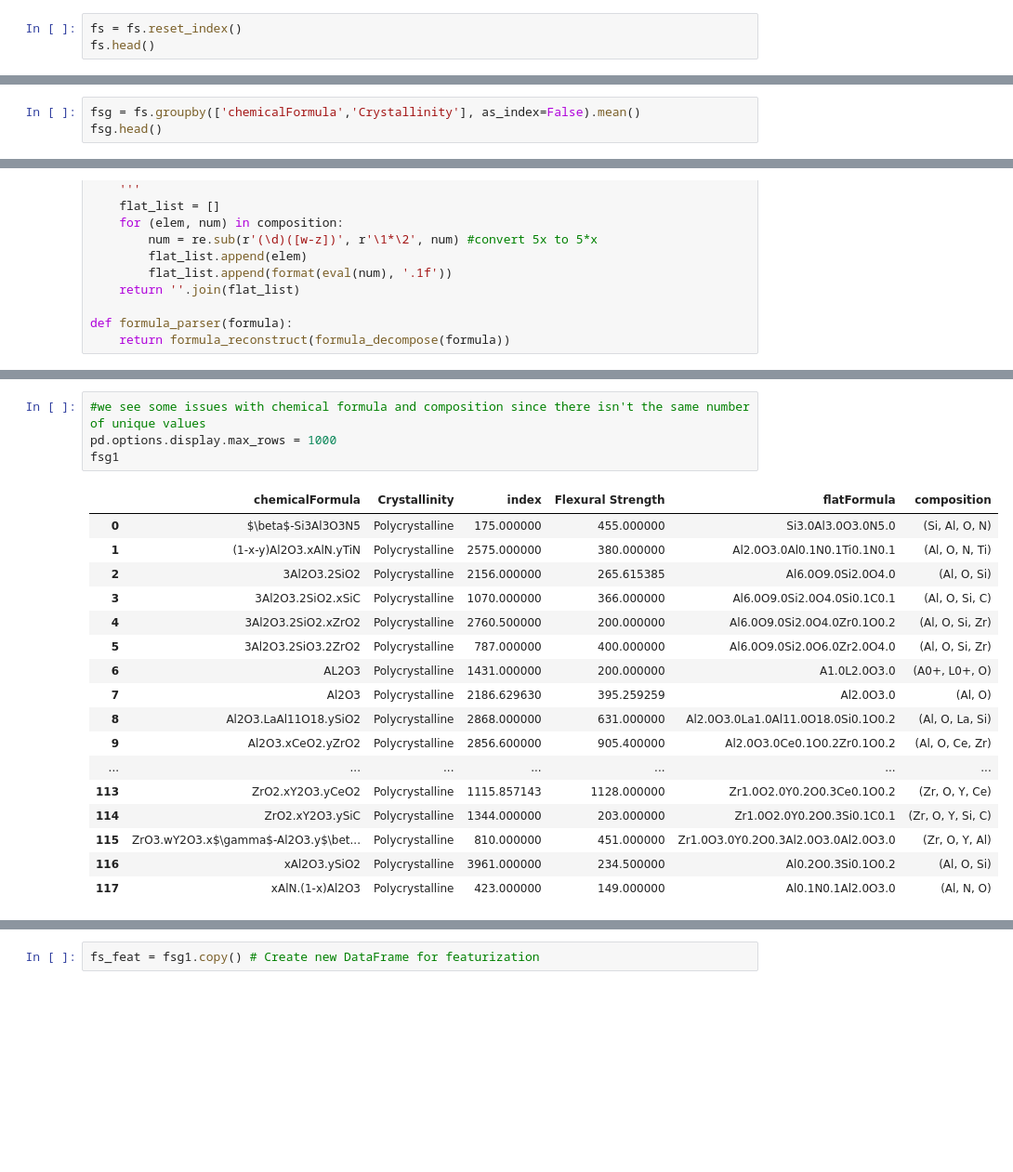
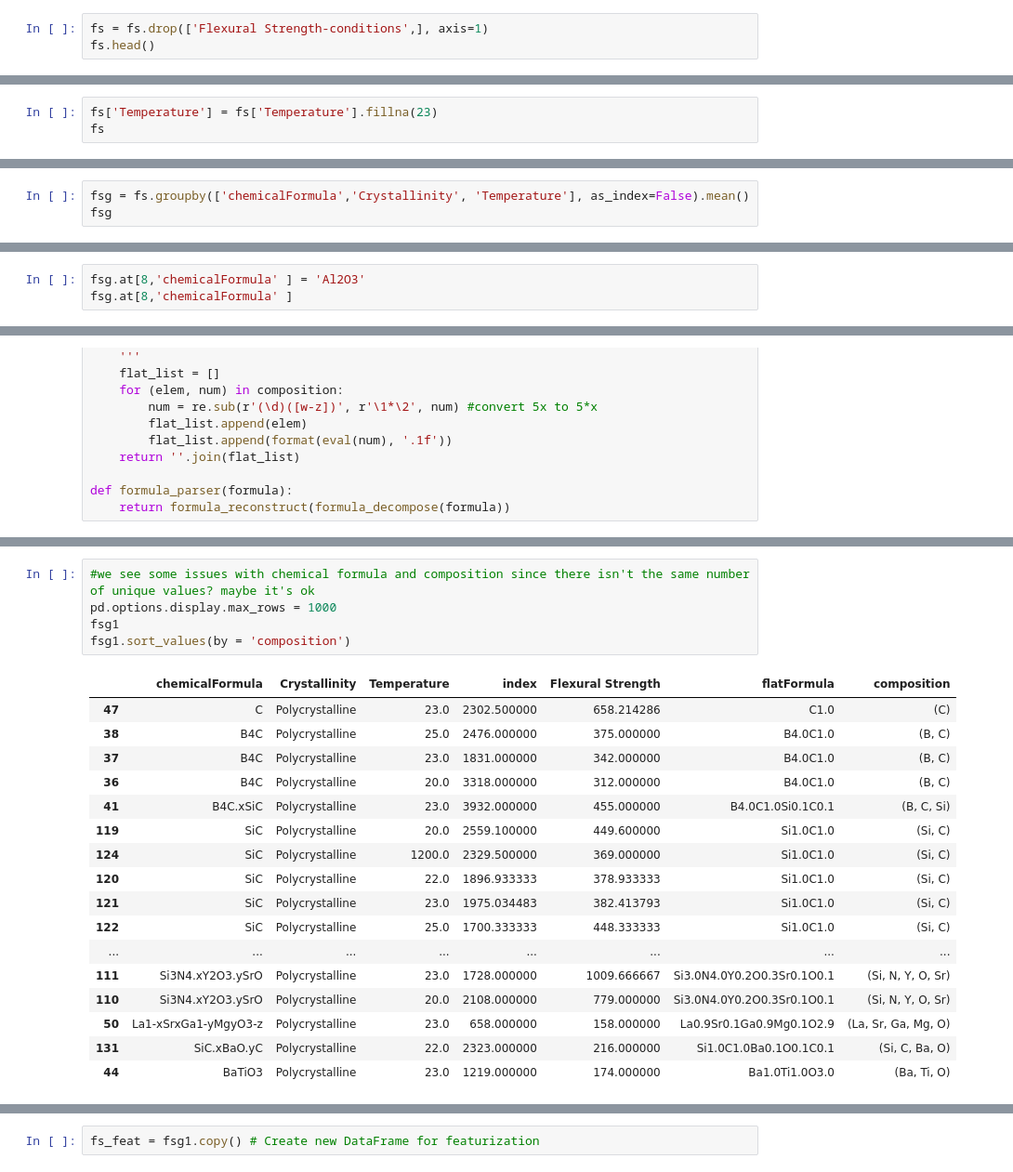
Before and after one commit to ckborg/DSW2018, a Jupyter notebook: develop/07-29-18-sgd-featurizing-flexuralstrength.ipynb, the cells around one changed output, grey strips where cells are left out. Shown at 93% size. Saved outputs shown, nothing was run; the diff lists cells and outputs as text; blank space fills up the shorter version.

Commit message:
Dealing with temperature and featurizing

```diff
--- a/develop/07-29-18-sgd-featurizing-flexuralstrength.ipynb
+++ b/develop/07-29-18-sgd-featurizing-flexuralstrength.ipynb
@@ -214,4 +309,4 @@ There are just 115 unique entries in the 484 materials.
 # %%
-fs = fs.reset_index()
+fs = fs.drop(['Flexural Strength-conditions',], axis=1)
 fs.head()
 # %% [output]
@@ -267,0 +319,3 @@ fs.sort_values(by='Flexural Strength')
+# %%
+fs['Temperature'] = fs['Temperature'].fillna(23)
+fs
@@ -268,4 +341,4 @@ fs.sort_values(by='Flexural Strength')
 # %%
-fsg = fs.groupby(['chemicalFormula','Crystallinity'], as_index=False).mean()
-fsg.head()
+fsg = fs.groupby(['chemicalFormula','Crystallinity', 'Temperature'], as_index=False).mean()
+fsg
 # %% [output]
@@ -281,0 +363,3 @@ len(fs['Chemical Family'].unique())
+# %%
+fsg.at[8,'chemicalFormula' ] = 'Al2O3'
+fsg.at[8,'chemicalFormula' ]
@@ -368,22 +454,23 @@ print(len(fsg1['chemicalFormula'].unique()))
 # %%
-#we see some issues with chemical formula and composition since there isn't the same number of unique values
+#we see some issues with chemical formula and composition since there isn't the same number of unique values? maybe it's ok
 pd.options.display.max_rows = 1000
 fsg1
+fsg1.sort_values(by = 'composition')
 # %% [output]
-|  | chemicalFormula | Crystallinity | index | Flexural Strength | flatFormula | composition |
-| 0 | $\beta$-Si3Al3O3N5 | Polycrystalline | 175.000000 | 455.000000 | Si3.0Al3.0O3.0N5.0 | (Si, Al, O, N) |
-| 1 | (1-x-y)Al2O3.xAlN.yTiN | Polycrystalline | 2575.000000 | 380.000000 | Al2.0O3.0Al0.1N0.1Ti0.1N0.1 | (Al, O, N, Ti) |
-| 2 | 3Al2O3.2SiO2 | Polycrystalline | 2156.000000 | 265.615385 | Al6.0O9.0Si2.0O4.0 | (Al, O, Si) |
-| 3 | 3Al2O3.2SiO2.xSiC | Polycrystalline | 1070.000000 | 366.000000 | Al6.0O9.0Si2.0O4.0Si0.1C0.1 | (Al, O, Si, C) |
-| 4 | 3Al2O3.2SiO2.xZrO2 | Polycrystalline | 2760.500000 | 200.000000 | Al6.0O9.0Si2.0O4.0Zr0.1O0.2 | (Al, O, Si, Zr) |
-| 5 | 3Al2O3.2SiO3.2ZrO2 | Polycrystalline | 787.000000 | 400.000000 | Al6.0O9.0Si2.0O6.0Zr2.0O4.0 | (Al, O, Si, Zr) |
-| 6 | AL2O3 | Polycrystalline | 1431.000000 | 200.000000 | A1.0L2.0O3.0 | (A0+, L0+, O) |
-| 7 | Al2O3 | Polycrystalline | 2186.629630 | 395.259259 | Al2.0O3.0 | (Al, O) |
-| 8 | Al2O3.LaAl11O18.ySiO2 | Polycrystalline | 2868.000000 | 631.000000 | Al2.0O3.0La1.0Al11.0O18.0Si0.1O0.2 | (Al, O, La, Si) |
-| 9 | Al2O3.xCeO2.yZrO2 | Polycrystalline | 2856.600000 | 905.400000 | Al2.0O3.0Ce0.1O0.2Zr0.1O0.2 | (Al, O, Ce, Zr) |
-| ... | ... | ... | ... | ... | ... | ... |
-| 113 | ZrO2.xY2O3.yCeO2 | Polycrystalline | 1115.857143 | 1128.000000 | Zr1.0O2.0Y0.2O0.3Ce0.1O0.2 | (Zr, O, Y, Ce) |
-| 114 | ZrO2.xY2O3.ySiC | Polycrystalline | 1344.000000 | 203.000000 | Zr1.0O2.0Y0.2O0.3Si0.1C0.1 | (Zr, O, Y, Si, C) |
-| 115 | ZrO3.wY2O3.x$\gamma$-Al2O3.y$\bet... | Polycrystalline | 810.000000 | 451.000000 | Zr1.0O3.0Y0.2O0.3Al2.0O3.0Al2.0O3.0 | (Zr, O, Y, Al) |
-| 116 | xAl2O3.ySiO2 | Polycrystalline | 3961.000000 | 234.500000 | Al0.2O0.3Si0.1O0.2 | (Al, O, Si) |
-| 117 | xAlN.(1-x)Al2O3 | Polycrystalline | 423.000000 | 149.000000 | Al0.1N0.1Al2.0O3.0 | (Al, N, O) |
+|  | chemicalFormula | Crystallinity | Temperature | index | Flexural Strength | flatFormula | composition |
+| 47 | C | Polycrystalline | 23.0 | 2302.500000 | 658.214286 | C1.0 | (C) |
+| 38 | B4C | Polycrystalline | 25.0 | 2476.000000 | 375.000000 | B4.0C1.0 | (B, C) |
+| 37 | B4C | Polycrystalline | 23.0 | 1831.000000 | 342.000000 | B4.0C1.0 | (B, C) |
+| 36 | B4C | Polycrystalline | 20.0 | 3318.000000 | 312.000000 | B4.0C1.0 | (B, C) |
+| 41 | B4C.xSiC | Polycrystalline | 23.0 | 3932.000000 | 455.000000 | B4.0C1.0Si0.1C0.1 | (B, C, Si) |
+| 119 | SiC | Polycrystalline | 20.0 | 2559.100000 | 449.600000 | Si1.0C1.0 | (Si, C) |
+| 124 | SiC | Polycrystalline | 1200.0 | 2329.500000 | 369.000000 | Si1.0C1.0 | (Si, C) |
+| 120 | SiC | Polycrystalline | 22.0 | 1896.933333 | 378.933333 | Si1.0C1.0 | (Si, C) |
+| 121 | SiC | Polycrystalline | 23.0 | 1975.034483 | 382.413793 | Si1.0C1.0 | (Si, C) |
+| 122 | SiC | Polycrystalline | 25.0 | 1700.333333 | 448.333333 | Si1.0C1.0 | (Si, C) |
+| ... | ... | ... | ... | ... | ... | ... | ... |
+| 111 | Si3N4.xY2O3.ySrO | Polycrystalline | 23.0 | 1728.000000 | 1009.666667 | Si3.0N4.0Y0.2O0.3Sr0.1O0.1 | (Si, N, Y, O, Sr) |
+| 110 | Si3N4.xY2O3.ySrO | Polycrystalline | 20.0 | 2108.000000 | 779.000000 | Si3.0N4.0Y0.2O0.3Sr0.1O0.1 | (Si, N, Y, O, Sr) |
+| 50 | La1-xSrxGa1-yMgyO3-z | Polycrystalline | 23.0 | 658.000000 | 158.000000 | La0.9Sr0.1Ga0.9Mg0.1O2.9 | (La, Sr, Ga, Mg, O) |
+| 131 | SiC.xBaO.yC | Polycrystalline | 22.0 | 2323.000000 | 216.000000 | Si1.0C1.0Ba0.1O0.1C0.1 | (Si, C, Ba, O) |
+| 44 | BaTiO3 | Polycrystalline | 23.0 | 1219.000000 | 174.000000 | Ba1.0Ti1.0O3.0 | (Ba, Ti, O) |
```
Also changed, not shown: parts of 41 cells of this notebook, 2 other files.
